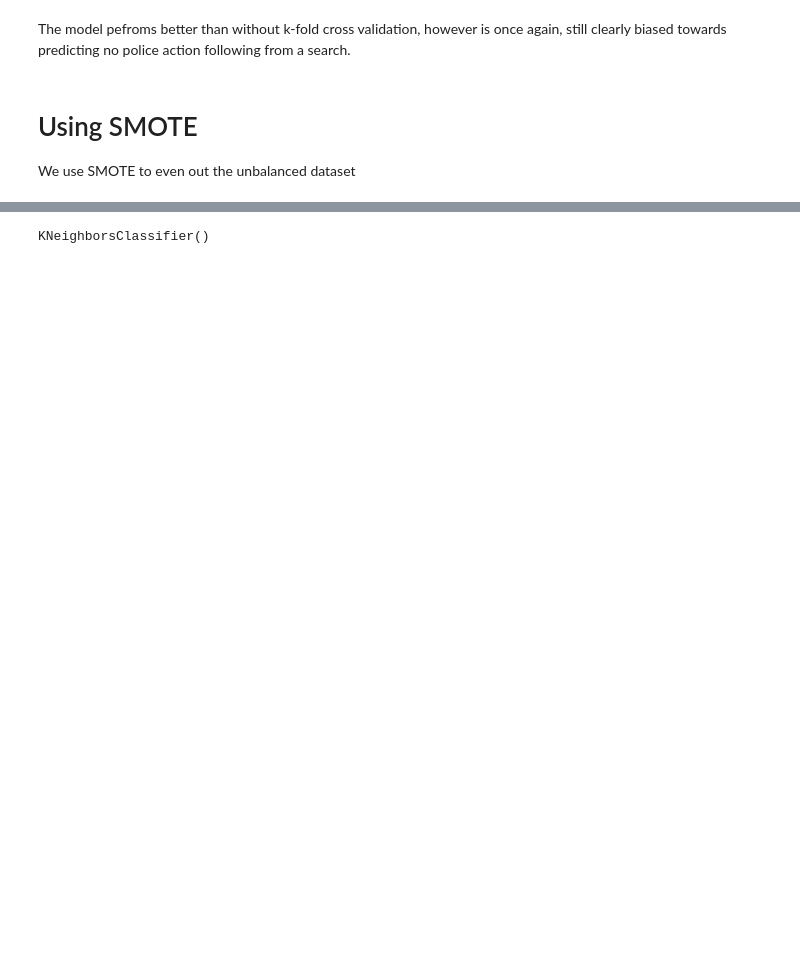
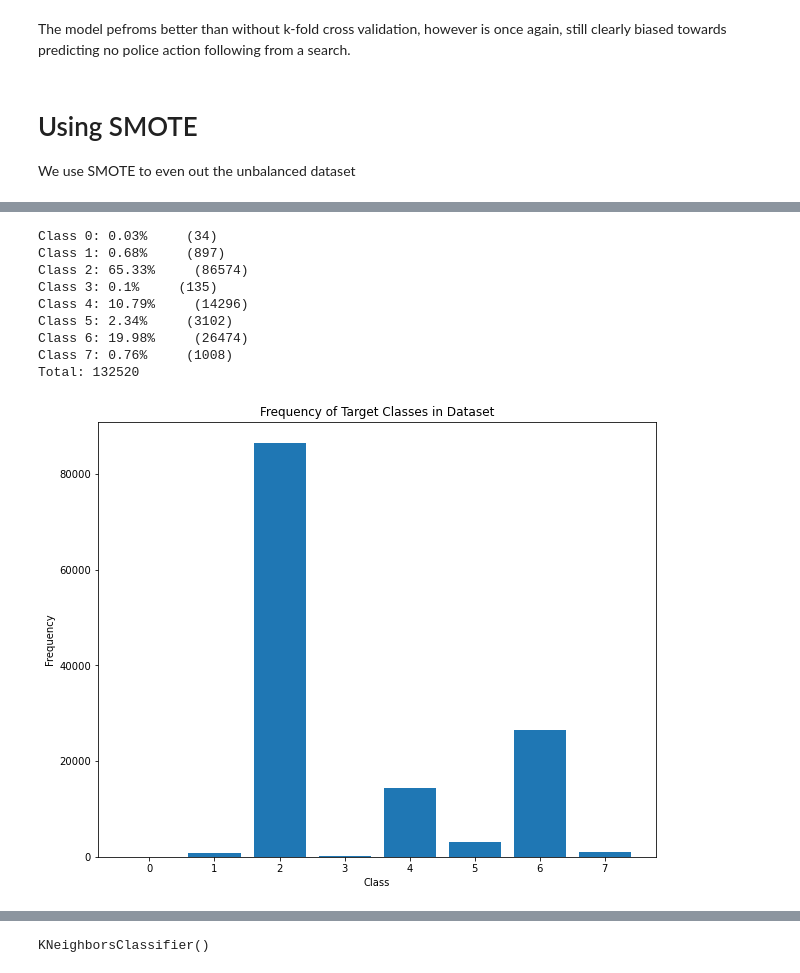
Before and after one commit to MQumairi/intro_to_ai_coursework, a Jupyter notebook: src/K Nearest Neighbor.ipynb, the cells around one changed output, grey strips where cells are left out. Saved outputs shown, nothing was run; the diff lists cells and outputs as text; code cells hidden in the pictures; blank space fills up the shorter version.

```diff
--- a/src/K Nearest Neighbor.ipynb
+++ b/src/K Nearest Neighbor.ipynb
@@ -208,6 +295,18 @@ Total: 165651
 # %%
 #Train/test split data_encoded
 target = data_encoded["Outcome"]
 features = data_encoded.drop('Outcome', axis=1)
-X_train2, X_test2, y_train2, y_test2 = train_test_split(features, target, test_size=0.2, random_state=10)
+
+usm.display_frequencies(y_train)
+# %% [output]
+Class 0: 0.03%     (34)
+Class 1: 0.68%     (897)
+Class 2: 65.33%     (86574)
+Class 3: 0.1%     (135)
+Class 4: 10.79%     (14296)
+Class 5: 2.34%     (3102)
+Class 6: 19.98%     (26474)
+Class 7: 0.76%     (1008)
+Total: 132520
+[figure, added]
 # %%
```
Also changed, not shown: parts of 45 cells of this notebook, 25 other files.
